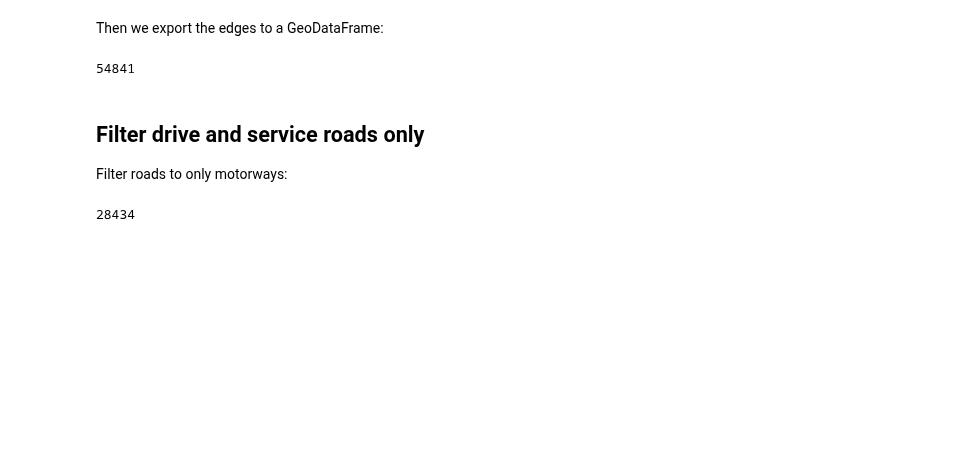
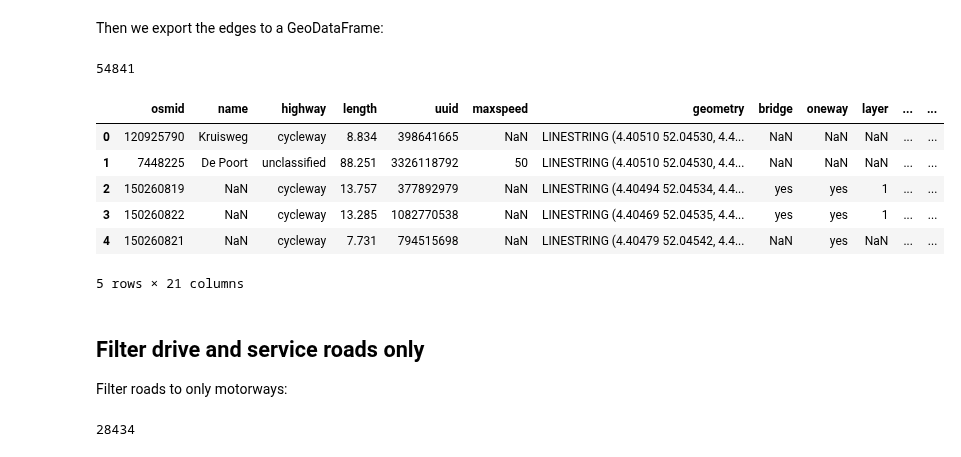
Before and after one commit to tudelft3d/carriageways-creator, a Jupyter notebook: processing.ipynb, the cells around one changed output. Saved outputs shown, nothing was run; the diff lists cells and outputs as text; code cells hidden in the pictures; blank space fills up the shorter version.

```diff
--- a/processing.ipynb
+++ b/processing.ipynb
@@ -73,6 +73,18 @@ edges = edges.to_crs("EPSG:28992")
 len(edges)
 # %% [output]
 54841
+# %%
+nodes, edges = ox.graph_to_gdfs(network_graph)
+
+edges.head()
+# %% [output]
+|  | osmid | name | highway | length | uuid | maxspeed | geometry | bridge | oneway | layer | ... | ... |
+| 0 | 120925790 | Kruisweg | cycleway | 8.834 | 398641665 | NaN | LINESTRING (4.40510 52.04530, 4.4... | NaN | NaN | NaN | ... | ... |
+| 1 | 7448225 | De Poort | unclassified | 88.251 | 3326118792 | 50 | LINESTRING (4.40510 52.04530, 4.4... | NaN | NaN | NaN | ... | ... |
+| 2 | 150260819 | NaN | cycleway | 13.757 | 377892979 | NaN | LINESTRING (4.40494 52.04534, 4.4... | yes | yes | 1 | ... | ... |
+| 3 | 150260822 | NaN | cycleway | 13.285 | 1082770538 | NaN | LINESTRING (4.40469 52.04535, 4.4... | yes | yes | 1 | ... | ... |
+| 4 | 150260821 | NaN | cycleway | 7.731 | 794515698 | NaN | LINESTRING (4.40479 52.04542, 4.4... | NaN | yes | NaN | ... | ... |
+5 rows × 21 columns
 # %%
 nodes.to_file('output/nodes.geojson', driver='GeoJSON')
 # %% [markdown]
```
Also changed, not shown: parts of 9 cells of this notebook.
